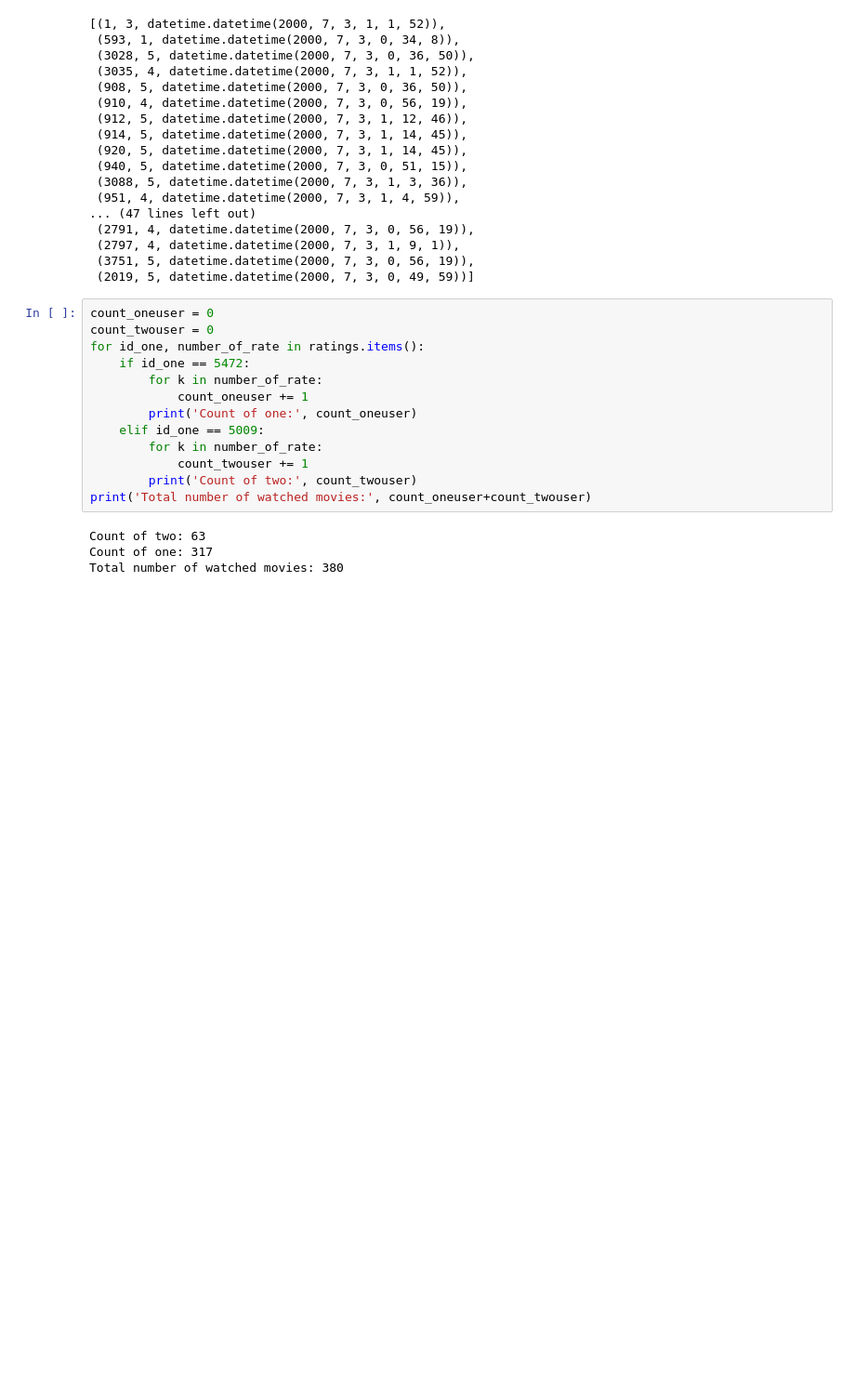
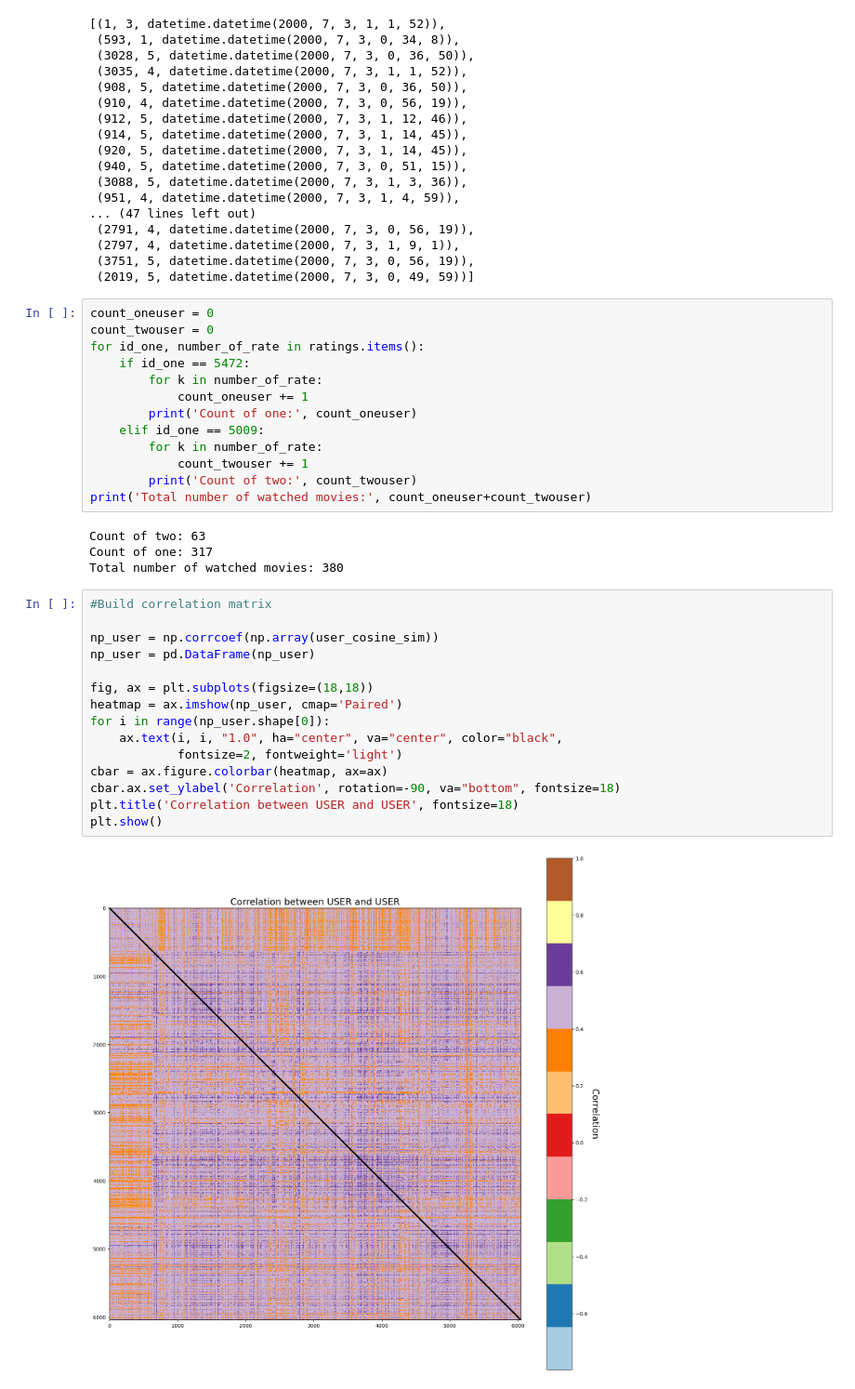
Before and after one commit to SergeyHSE/ALSalgorithm.github.io, a Jupyter notebook: ALS.ipynb, the cells around one changed output. Shown at 93% size. Cells and saved outputs as stored; diff of their text form; blank space fills up the shorter version.

```diff
--- a/ALS.ipynb
+++ b/ALS.ipynb
@@ -631,3 +631,20 @@ print('Total number of watched movies:', count_oneuser+count_twouser)
 Count of two: 63
 Count of one: 317
 Total number of watched movies: 380
+# %%
+#Build correlation matrix
+
+np_user = np.corrcoef(np.array(user_cosine_sim))
+np_user = pd.DataFrame(np_user)
+
+fig, ax = plt.subplots(figsize=(18,18))
+heatmap = ax.imshow(np_user, cmap='Paired')
+for i in range(np_user.shape[0]):
+    ax.text(i, i, "1.0", ha="center", va="center", color="black",
+            fontsize=2, fontweight='light')
+cbar = ax.figure.colorbar(heatmap, ax=ax)
+cbar.ax.set_ylabel('Correlation', rotation=-90, va="bottom", fontsize=18)
+plt.title('Correlation between USER and USER', fontsize=18)
+plt.show()
+# %% [output]
+[figure, added]
```
